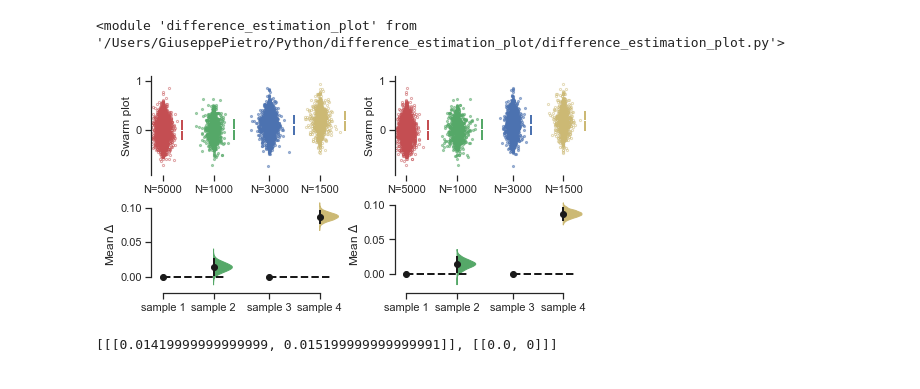
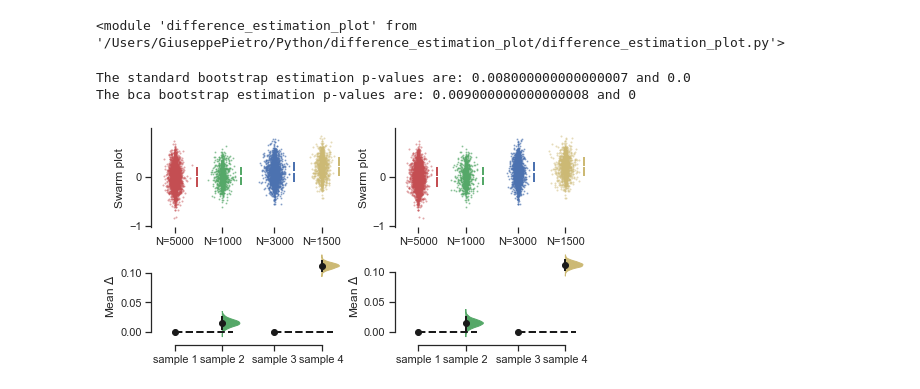
Before and after one commit to drsax93/difference_estimation_plot, a Jupyter notebook: difference_estimation_plot_examples.ipynb, the cells around one changed output. Cells and saved outputs as stored; diff of their text form; code cells hidden in the pictures.

```diff
--- a/difference_estimation_plot_examples.ipynb
+++ b/difference_estimation_plot_examples.ipynb
@@ -16,27 +12,27 @@ importlib.reload(dpl)
 # %%
 ## Unpaired example:
 a = .2
 input_ = {'sample 1': a*np.random.normal(size=(5000)), 'sample 2': a*np.random.normal(size=(1000)) + 0.01,
      'sample 3': a*np.random.normal(size=(3000)) +0.1, 'sample 4': a*np.random.normal(size=(1500)) +.2}
 KEYS = list(input_.keys());
 
 axs = dpl.nested_subplots()
-ax, m, ci = dpl.estimation_plot(input_, [KEYS[:2],KEYS[2:]], operation=np.mean, nsh=5000,
+ax, m, p = dpl.estimation_plot(input_, [KEYS[:2],KEYS[2:]], operation=np.mean, nsh=5000,
                                  ci=.95, color_palette=['r', 'g', 'b', 'y'], paired=False,
                                  axs=axs[0], vertical=1, figsize=(6,4), trend=0, spread=3,
                               bootPlot_kw={'ci_size':6,'ci_width':2,'ref_width':2},
                               swarmPlot_kw={'s':1,'m':'o', 'mfc':['none',1,1,'none'],
                                             'es_width':2})
 
-ax, m, ci = dpl.estimation_plot(input_, [KEYS[:2],KEYS[2:]], operation=np.mean, nsh=5000,ci=.95,
+ax, m, p = dpl.estimation_plot(input_, [KEYS[:2],KEYS[2:]], operation=np.mean, nsh=5000,ci=.95,
                               color_palette=['r', 'g', 'b', 'y'], paired=False, axs=axs[1],
                               vertical=1, figsize=(6,4), trend=0, spread=3,
                               bootPlot_kw={'ci_size':6,'ci_width':2,'ref_width':2},
                               swarmPlot_kw={'s':1,'m':'o', 'mfc':['none',1,1,'none'],
                                             'es_width':2})
+print(f'The standard bootstrap estimation p-values are: {p[0][0][0]} and {p[1][0][0]}')
+print(f'The bca bootstrap estimation p-values are: {p[0][0][1]} and {p[1][0][1]}')
 # %% [output]
+The standard bootstrap estimation p-values are: 0.008000000000000007 and 0.0
+The bca bootstrap estimation p-values are: 0.009000000000000008 and 0
-[figure, old version]
+[figure, new version]
-# %%
-ci
-# %% [output]
-[[[0.01419999999999999, 0.015199999999999991]], [[0.0, 0]]]
```
Also changed, not shown: parts of 9 cells of this notebook, 1 other file.
